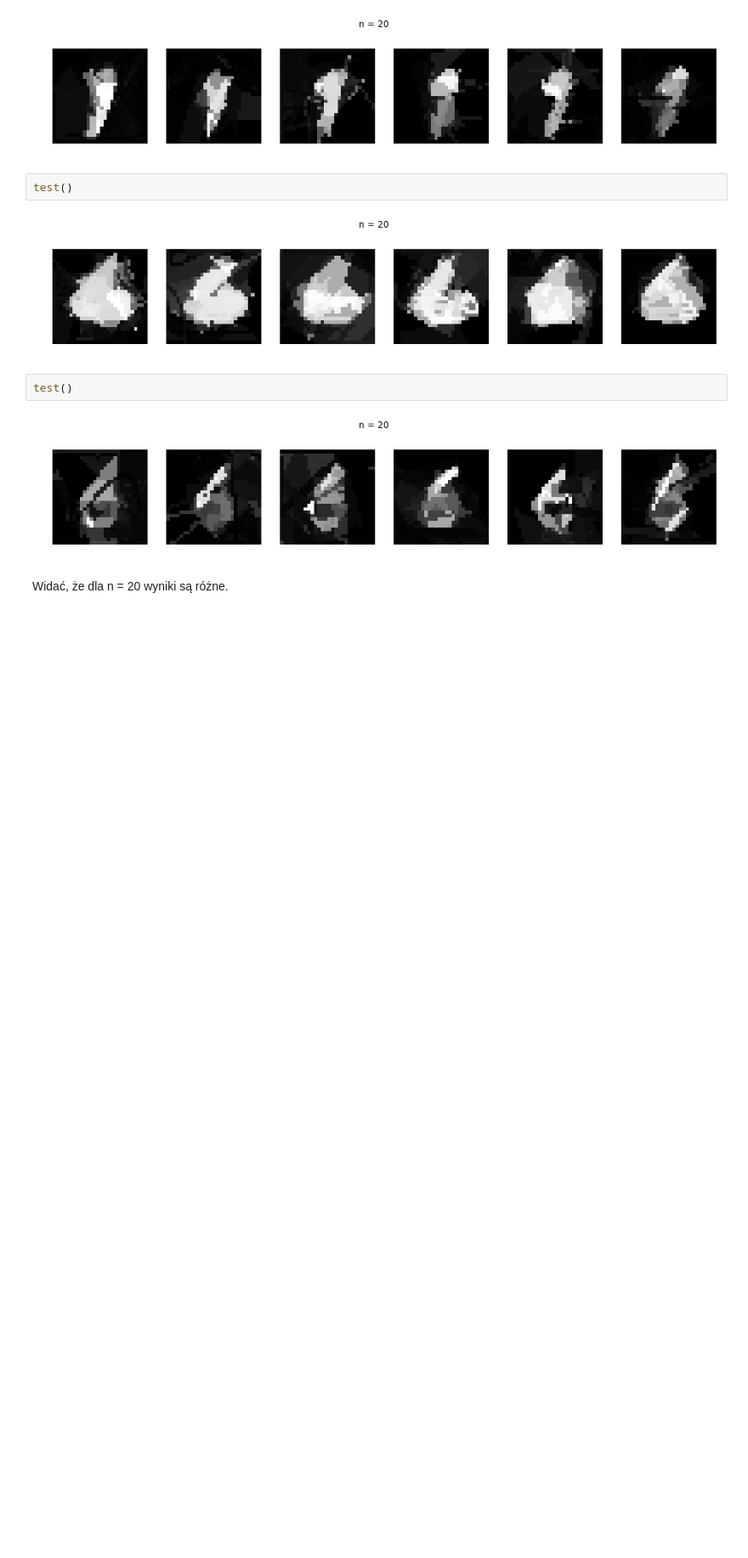
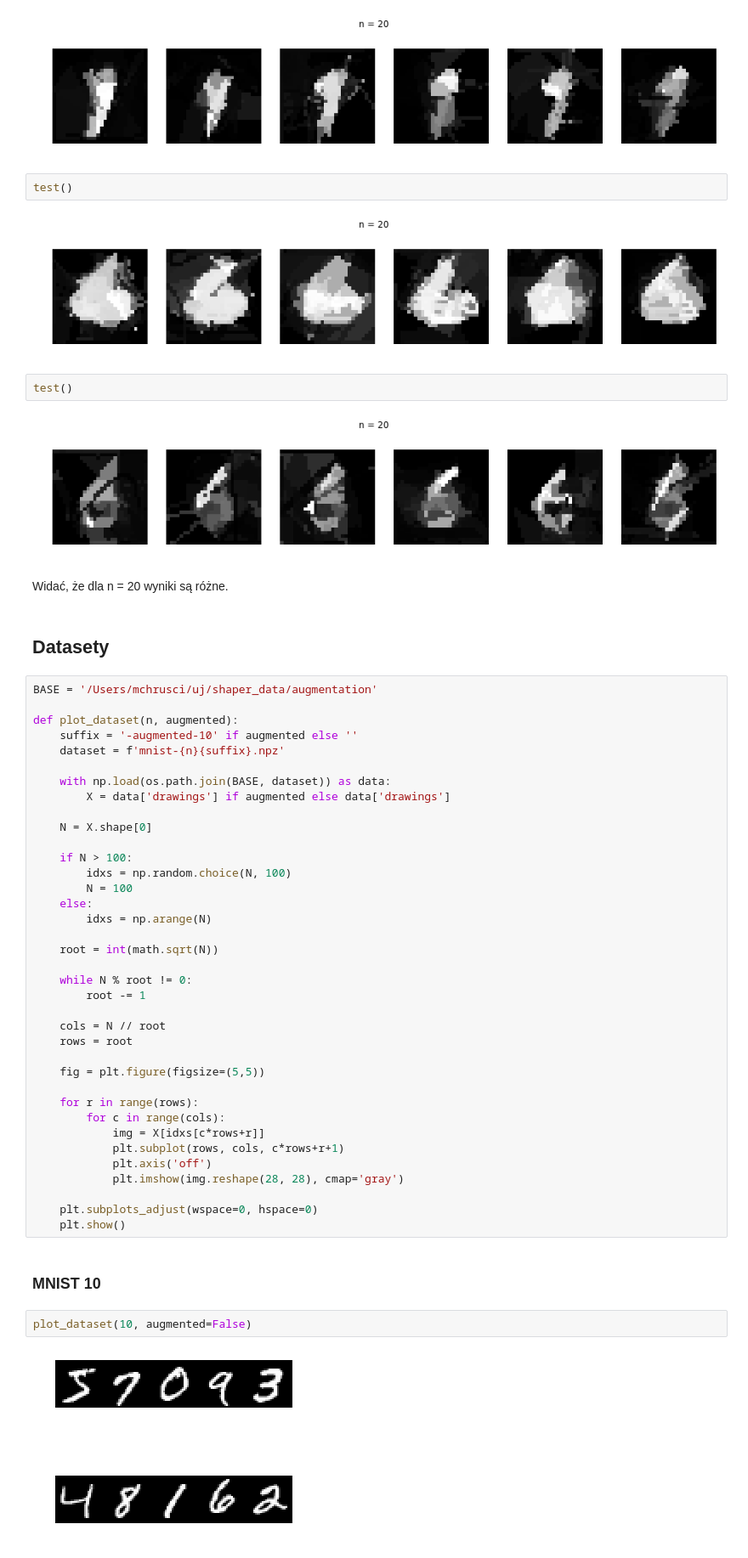
Before and after one commit to trejsu/shaper, a Jupyter notebook: experiments/notebook/augmentation.ipynb, the cells around one changed output. Shown at 85% size. Cells and saved outputs as stored; diff of their text form; blank space fills up the shorter version.

Commit message:
Finishes augmentation experiments

```diff
--- a/experiments/notebook/augmentation.ipynb
+++ b/experiments/notebook/augmentation.ipynb
@@ -65,3 +69,48 @@ test()
 [figure]
 # %% [markdown]
 Widać, że dla n = 20 wyniki są różne.
+# %% [markdown]
+## Datasety
+# %%
+BASE = '/Users/mchrusci/uj/shaper_data/augmentation'
+
+def plot_dataset(n, augmented):
+    suffix = '-augmented-10' if augmented else ''
+    dataset = f'mnist-{n}{suffix}.npz'
+
+    with np.load(os.path.join(BASE, dataset)) as data:
+        X = data['drawings'] if augmented else data['drawings']
+
+    N = X.shape[0]
+
+    if N > 100:
+        idxs = np.random.choice(N, 100)
+        N = 100
+    else:
+        idxs = np.arange(N)
+
+    root = int(math.sqrt(N))
+
+    while N % root != 0:
+        root -= 1
+
+    cols = N // root
+    rows = root
+
+    fig = plt.figure(figsize=(5,5))
+
+    for r in range(rows):
+        for c in range(cols):
+            img = X[idxs[c*rows+r]]
+            plt.subplot(rows, cols, c*rows+r+1)
+            plt.axis('off')
+            plt.imshow(img.reshape(28, 28), cmap='gray')
+
+    plt.subplots_adjust(wspace=0, hspace=0)
+    plt.show()
+# %% [markdown]
+### MNIST 10
+# %%
+plot_dataset(10, augmented=False)
+# %% [output]
+[figure, added]
```
Also changed, not shown: parts of 27 cells of this notebook.
